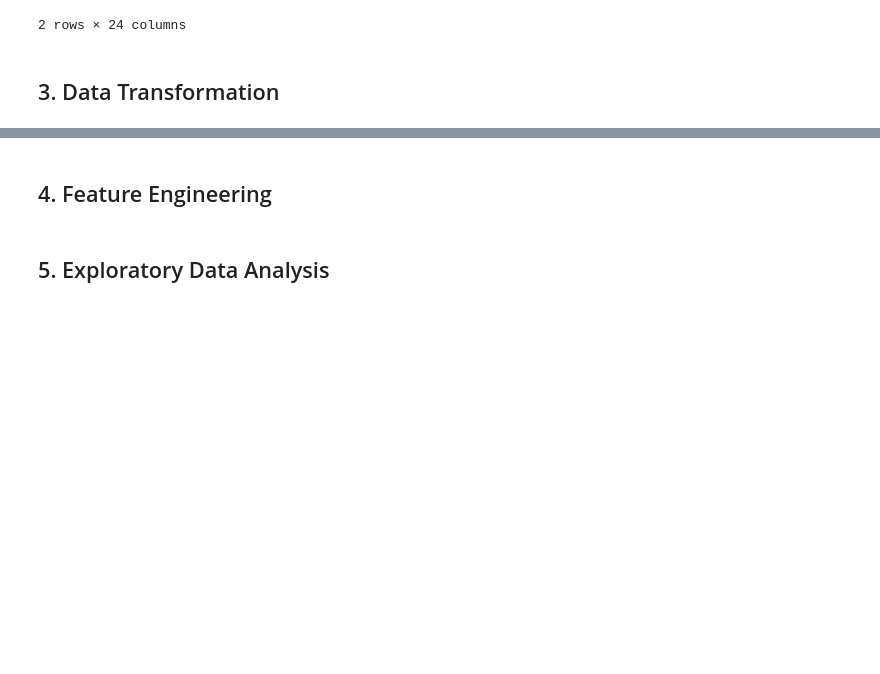
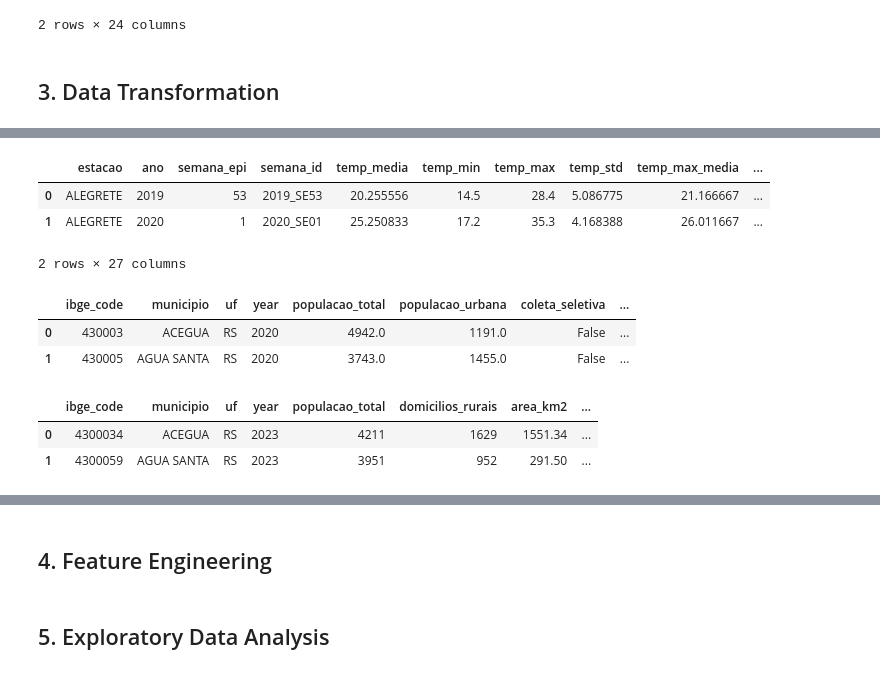
Before and after one commit to gabrielacmacc/cd-trabfinal, a Jupyter notebook: notebooks/dengue.ipynb, the cells around one changed output, grey strips where cells are left out. Saved outputs shown, nothing was run; the diff lists cells and outputs as text; code cells hidden in the pictures; blank space fills up the shorter version.

```diff
--- a/notebooks/dengue.ipynb
+++ b/notebooks/dengue.ipynb
@@ -136,7 +141,6 @@ inmet_clean = (
     .pipe(drop_columns, [])
     .assign(
         data=lambda df: parse_dates(df["data"], fmt="%Y/%m/%d"),
-        data_de_fundacao=lambda df: parse_dates(df["data_de_fundacao"], fmt="%d/%m/%y"),
         estacao=lambda df: df["estacao"].str.strip().str.upper(),
     )
 )
@@ -297,0 +396,19 @@ cat=12  num=12
+# %%
+inmet_weekly.head(2)
+# %% [output]
+|  | estacao | ano | semana_epi | semana_id | temp_media | temp_min | temp_max | temp_std | temp_max_media | ... |
+| 0 | ALEGRETE | 2019 | 53 | 2019_SE53 | 20.255556 | 14.5 | 28.4 | 5.086775 | 21.166667 | ... |
+| 1 | ALEGRETE | 2020 | 1 | 2020_SE01 | 25.250833 | 17.2 | 35.3 | 4.168388 | 26.011667 | ... |
+2 rows × 27 columns
+# %%
+snis_combined.head(2)
+# %% [output]
+|  | ibge_code | municipio | uf | year | populacao_total | populacao_urbana | coleta_seletiva | ... |
+| 0 | 430003 | ACEGUA | RS | 2020 | 4942.0 | 1191.0 | False | ... |
+| 1 | 430005 | AGUA SANTA | RS | 2020 | 3743.0 | 1455.0 | False | ... |
+# %%
+sinisa_prep.head(2)
+# %% [output]
+|  | ibge_code | municipio | uf | year | populacao_total | domicilios_rurais | area_km2 | ... |
+| 0 | 4300034 | ACEGUA | RS | 2023 | 4211 | 1629 | 1551.34 | ... |
+| 1 | 4300059 | AGUA SANTA | RS | 2023 | 3951 | 952 | 291.50 | ... |
```
Also changed, not shown: parts of 12 cells of this notebook, 9 other files.
